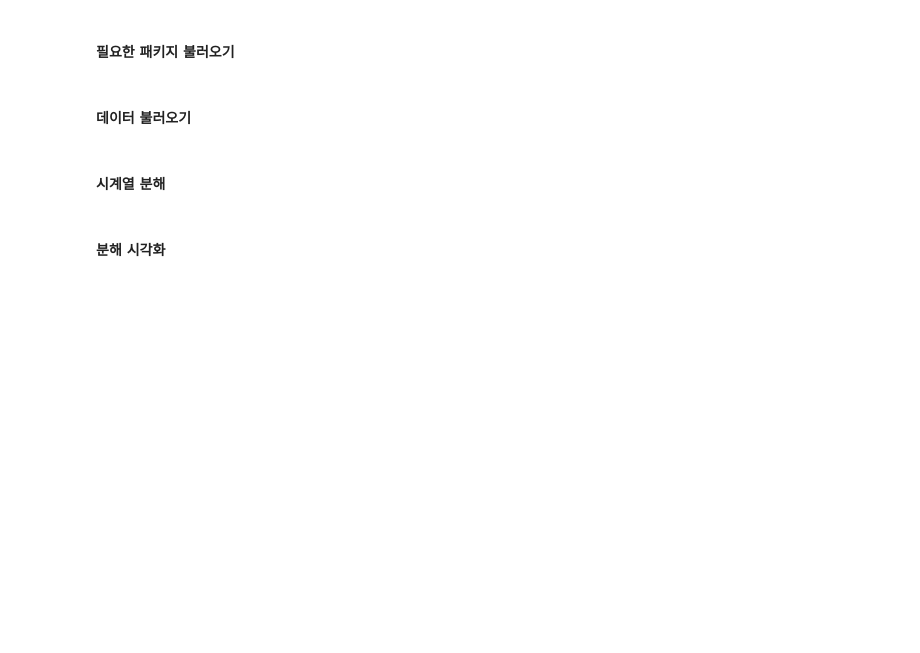
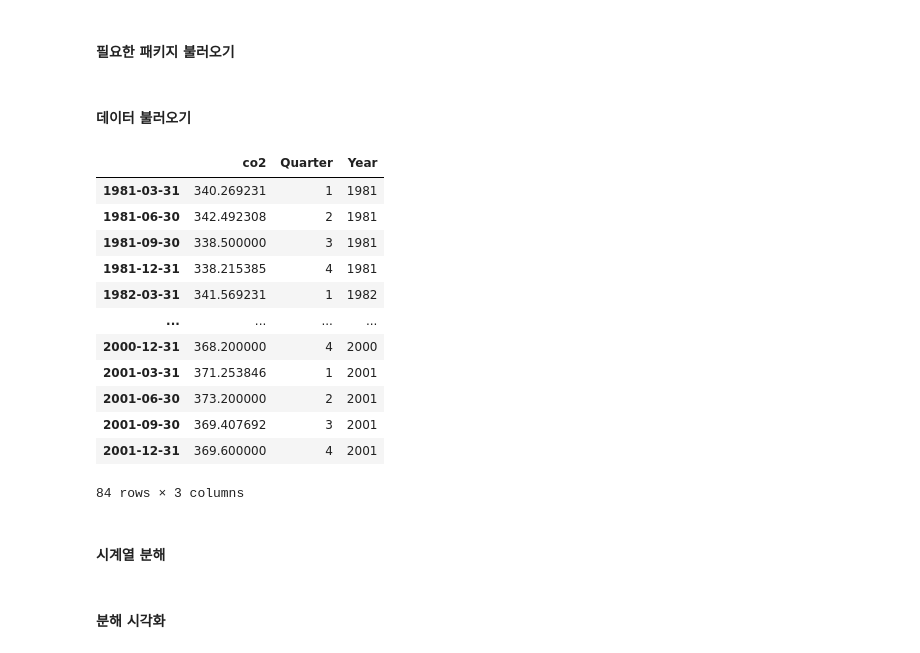
Before and after one commit to safeai-snu/Econometrics, a Jupyter notebook: Part.3/6.Time_Series_Regression_Models.ipynb, the cells around one changed output. Cells and saved outputs as stored; diff of their text form; code cells hidden in the pictures; blank space fills up the shorter version.

```diff
--- a/Part.3/6.Time_Series_Regression_Models.ipynb
+++ b/Part.3/6.Time_Series_Regression_Models.ipynb
@@ -347,7 +357,26 @@ import matplotlib.dates as mdates
 # %% [markdown]
 #### 데이터 불러오기
 # %%
-aus_beer = pd.read_csv('https://raw.githubusercontent.com/safeai-snu/Econometrics/refs/heads/main/Part.3/data/aus_production.csv', parse_dates=['Quarter'], index_col='Quarter')
+co2 = sm.datasets.co2.load_pandas().data
+co2 = co2.resample('QE').mean()
+co2 = co2[co2.index >= '1981-01-01']
+co2['Quarter'] = co2.index.quarter
+co2['Year'] = co2.index.year
+co2
+# %% [output]
+|  | co2 | Quarter | Year |
+| 1981-03-31 | 340.269231 | 1 | 1981 |
+| 1981-06-30 | 342.492308 | 2 | 1981 |
+| 1981-09-30 | 338.500000 | 3 | 1981 |
+| 1981-12-31 | 338.215385 | 4 | 1981 |
+| 1982-03-31 | 341.569231 | 1 | 1982 |
+| ... | ... | ... | ... |
+| 2000-12-31 | 368.200000 | 4 | 2000 |
+| 2001-03-31 | 371.253846 | 1 | 2001 |
+| 2001-06-30 | 373.200000 | 2 | 2001 |
+| 2001-09-30 | 369.407692 | 3 | 2001 |
+| 2001-12-31 | 369.600000 | 4 | 2001 |
+84 rows × 3 columns
 # %% [markdown]
 #### 시계열 분해
 # %%
```
Also changed, not shown: parts of 20 cells of this notebook, 3 other files.
